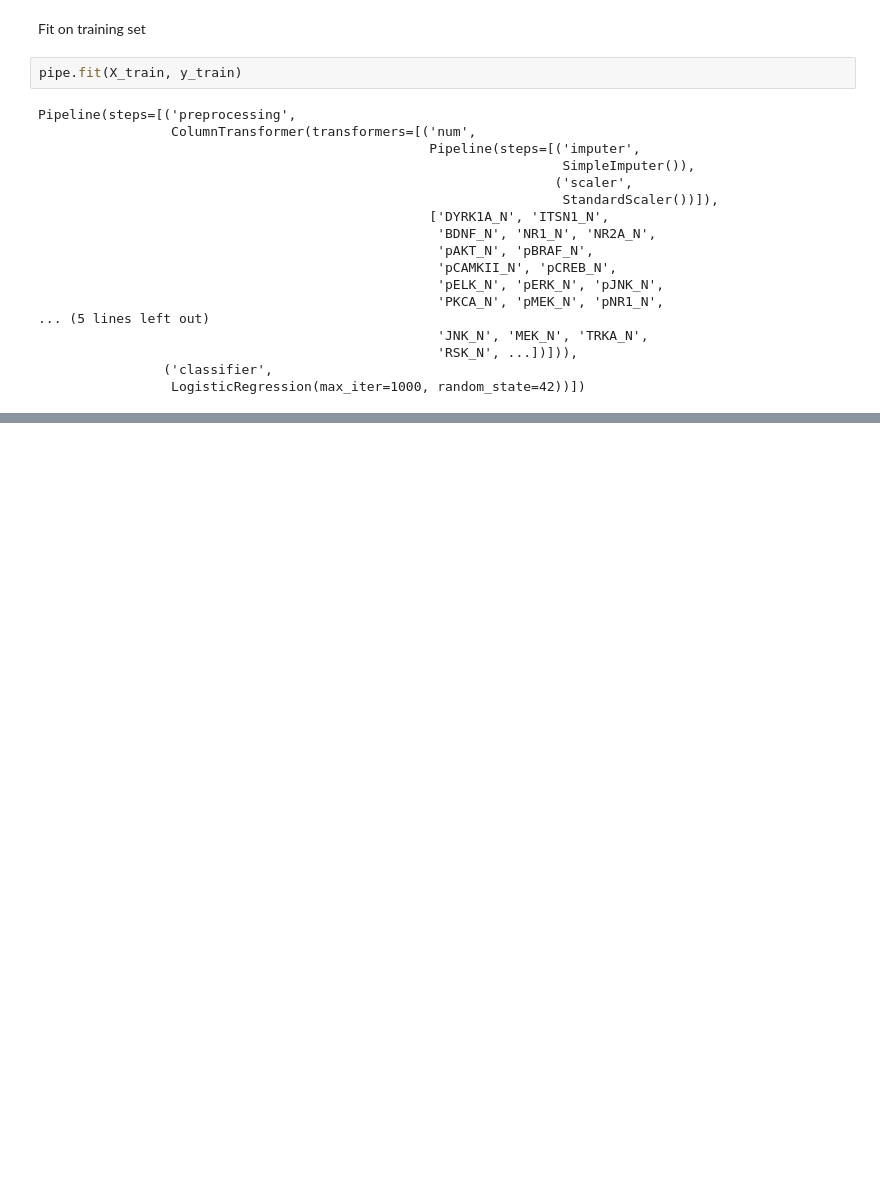
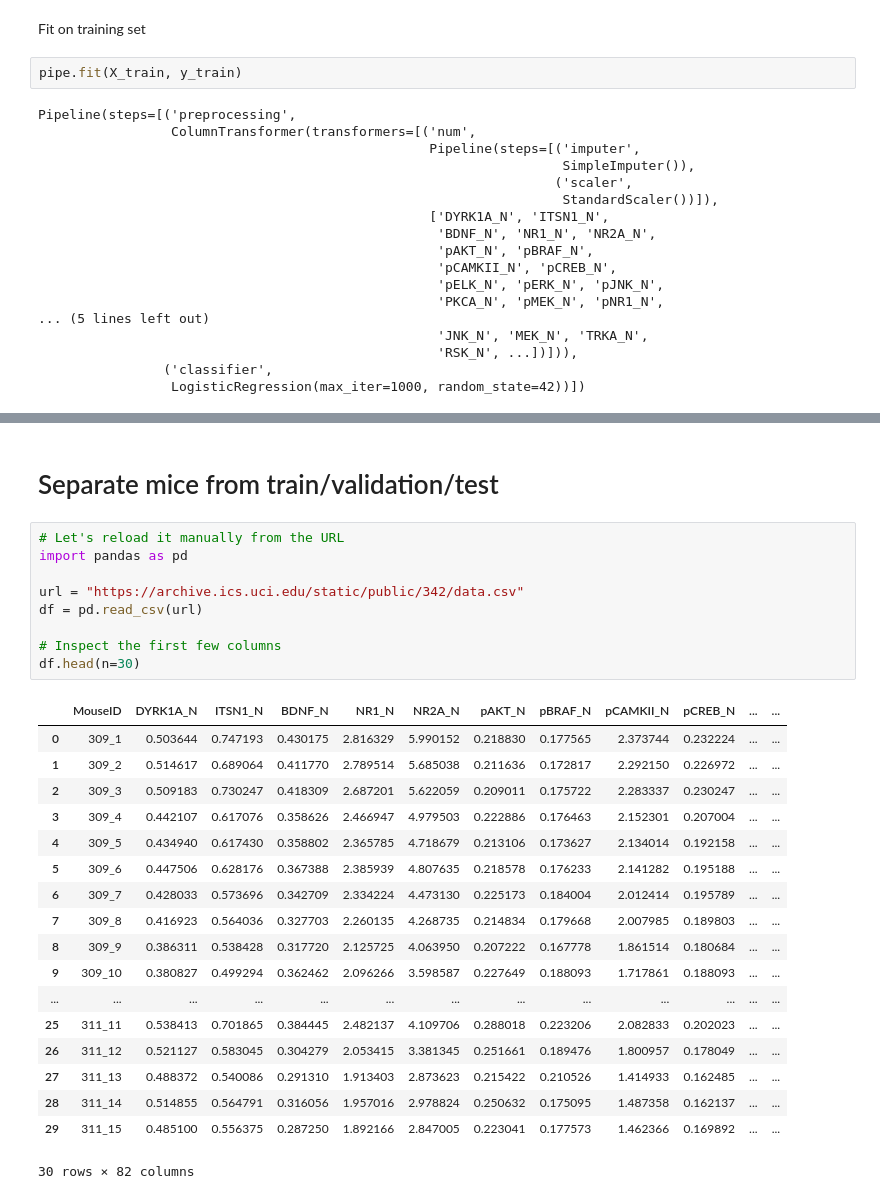
Before and after one commit to gusjoa/ML_medbioinfo, a Jupyter notebook: ML_medbioinfo.ipynb, the cells around one changed output, grey strips where cells are left out. Drawn from its saved outputs; the diff is of its cells as text; blank space fills up the shorter version.

Commit message:
Separate mice from train/test set

```diff
--- a/ML_medbioinfo.ipynb
+++ b/ML_medbioinfo.ipynb
@@ -235,0 +306,30 @@ Pipeline(steps=[('preprocessing',
+# %% [markdown]
+# Separate mice from train/validation/test
+# %%
+# Let's reload it manually from the URL
+import pandas as pd
+
+url = "https://archive.ics.uci.edu/static/public/342/data.csv"
+df = pd.read_csv(url)
+
+# Inspect the first few columns
+df.head(n=30)
+# %% [output]
+|  | MouseID | DYRK1A_N | ITSN1_N | BDNF_N | NR1_N | NR2A_N | pAKT_N | pBRAF_N | pCAMKII_N | pCREB_N | ... | ... |
+| 0 | 309_1 | 0.503644 | 0.747193 | 0.430175 | 2.816329 | 5.990152 | 0.218830 | 0.177565 | 2.373744 | 0.232224 | ... | ... |
+| 1 | 309_2 | 0.514617 | 0.689064 | 0.411770 | 2.789514 | 5.685038 | 0.211636 | 0.172817 | 2.292150 | 0.226972 | ... | ... |
+| 2 | 309_3 | 0.509183 | 0.730247 | 0.418309 | 2.687201 | 5.622059 | 0.209011 | 0.175722 | 2.283337 | 0.230247 | ... | ... |
+| 3 | 309_4 | 0.442107 | 0.617076 | 0.358626 | 2.466947 | 4.979503 | 0.222886 | 0.176463 | 2.152301 | 0.207004 | ... | ... |
+| 4 | 309_5 | 0.434940 | 0.617430 | 0.358802 | 2.365785 | 4.718679 | 0.213106 | 0.173627 | 2.134014 | 0.192158 | ... | ... |
+| 5 | 309_6 | 0.447506 | 0.628176 | 0.367388 | 2.385939 | 4.807635 | 0.218578 | 0.176233 | 2.141282 | 0.195188 | ... | ... |
+| 6 | 309_7 | 0.428033 | 0.573696 | 0.342709 | 2.334224 | 4.473130 | 0.225173 | 0.184004 | 2.012414 | 0.195789 | ... | ... |
+| 7 | 309_8 | 0.416923 | 0.564036 | 0.327703 | 2.260135 | 4.268735 | 0.214834 | 0.179668 | 2.007985 | 0.189803 | ... | ... |
+| 8 | 309_9 | 0.386311 | 0.538428 | 0.317720 | 2.125725 | 4.063950 | 0.207222 | 0.167778 | 1.861514 | 0.180684 | ... | ... |
+| 9 | 309_10 | 0.380827 | 0.499294 | 0.362462 | 2.096266 | 3.598587 | 0.227649 | 0.188093 | 1.717861 | 0.188093 | ... | ... |
+| ... | ... | ... | ... | ... | ... | ... | ... | ... | ... | ... | ... | ... |
+| 25 | 311_11 | 0.538413 | 0.701865 | 0.384445 | 2.482137 | 4.109706 | 0.288018 | 0.223206 | 2.082833 | 0.202023 | ... | ... |
+| 26 | 311_12 | 0.521127 | 0.583045 | 0.304279 | 2.053415 | 3.381345 | 0.251661 | 0.189476 | 1.800957 | 0.178049 | ... | ... |
+| 27 | 311_13 | 0.488372 | 0.540086 | 0.291310 | 1.913403 | 2.873623 | 0.215422 | 0.210526 | 1.414933 | 0.162485 | ... | ... |
+| 28 | 311_14 | 0.514855 | 0.564791 | 0.316056 | 1.957016 | 2.978824 | 0.250632 | 0.175095 | 1.487358 | 0.162137 | ... | ... |
+| 29 | 311_15 | 0.485100 | 0.556375 | 0.287250 | 1.892166 | 2.847005 | 0.223041 | 0.177573 | 1.462366 | 0.169892 | ... | ... |
+30 rows × 82 columns
```
Also changed, not shown: parts of 29 cells of this notebook.
